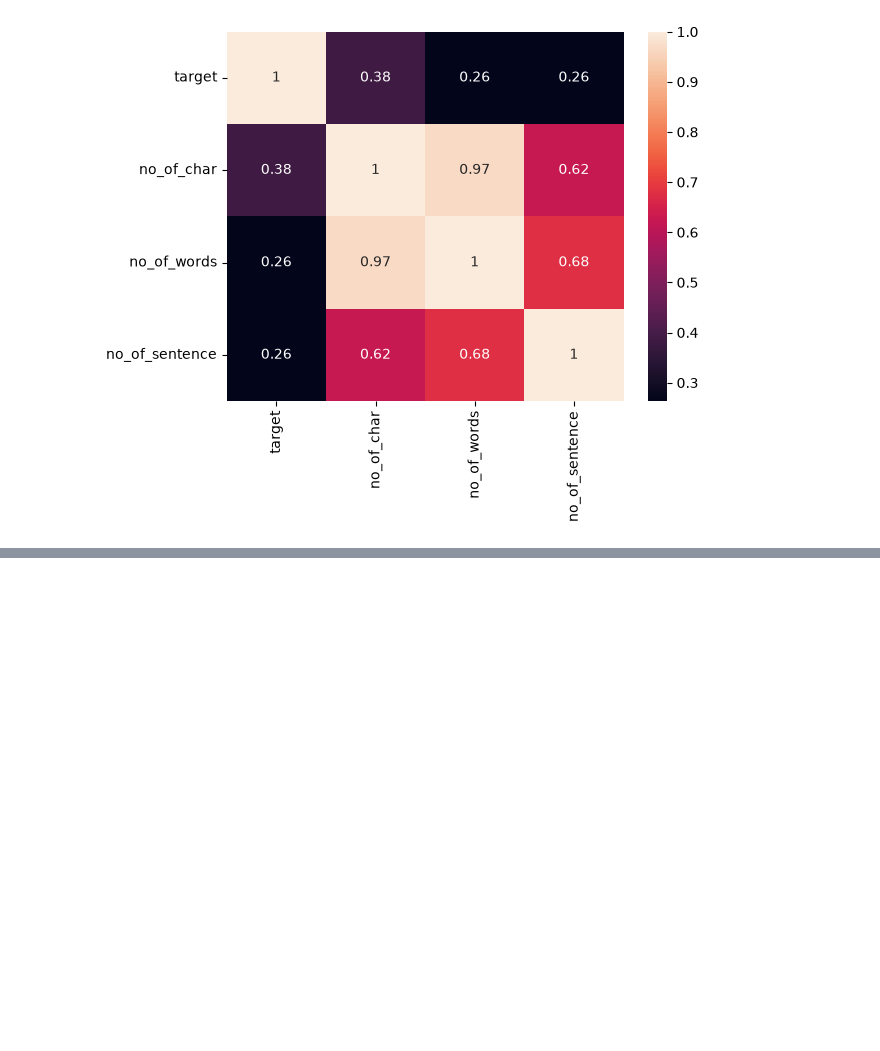
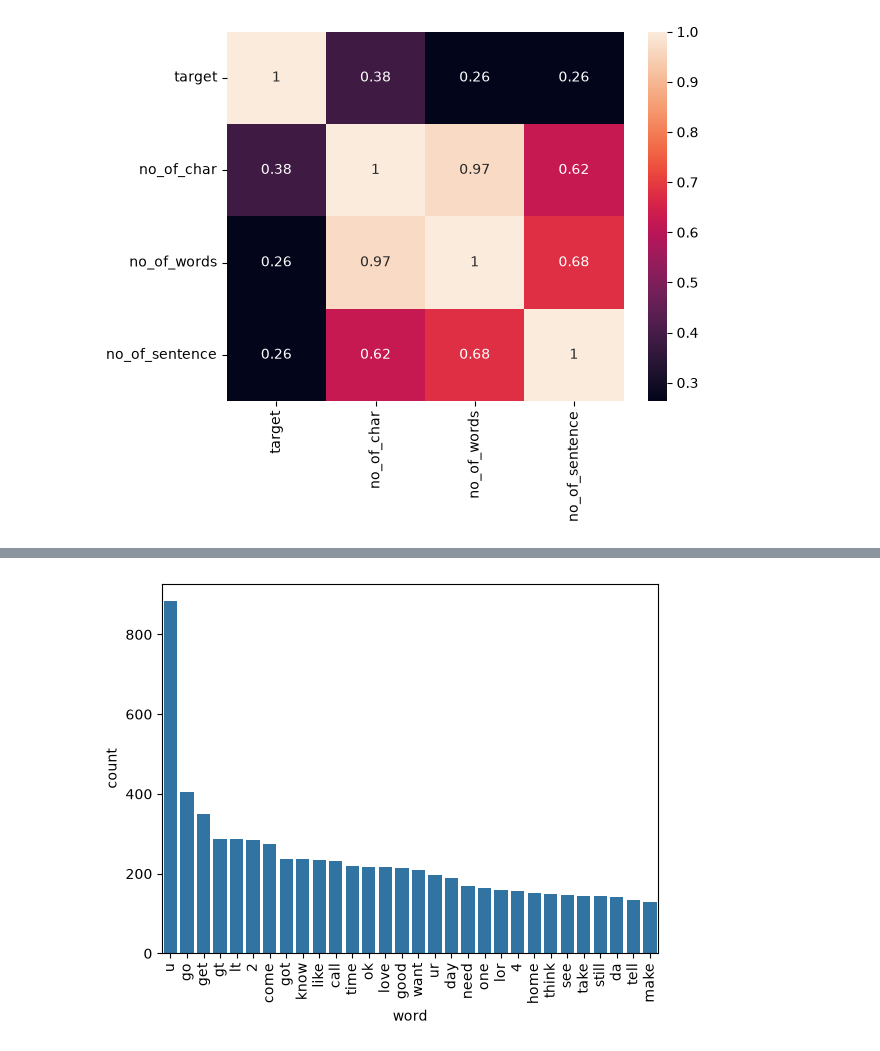
Before and after one commit to shaanVM/SMS_Spam_Detection, a Jupyter notebook: main.ipynb, the cells around one changed output, grey strips where cells are left out. Saved outputs shown, nothing was run; the diff lists cells and outputs as text; code cells hidden in the pictures; blank space fills up the shorter version.

```diff
--- a/main.ipynb
+++ b/main.ipynb
@@ -236,0 +371,15 @@ sns.heatmap(df.select_dtypes(include='number').corr(),annot=True)
+# %%
+# top ham words
+ham_corpus =[]
+for msg in df[df['target']==0]['tranformed_text'].to_list():
+    for word in msg.split():
+        ham_corpus.append(word)
+# %%
+top_ham_words= pd.DataFrame(Counter(ham_corpus).most_common(30),
+                         columns=['word', 'count'])
+# %%
+sns.barplot(data=top_ham_words, x='word', y='count')
+plt.xticks(rotation='vertical')
+plt.show()
+# %% [output]
+[figure, added]
```
Also changed, not shown: parts of 19 cells of this notebook, 1 other file.
